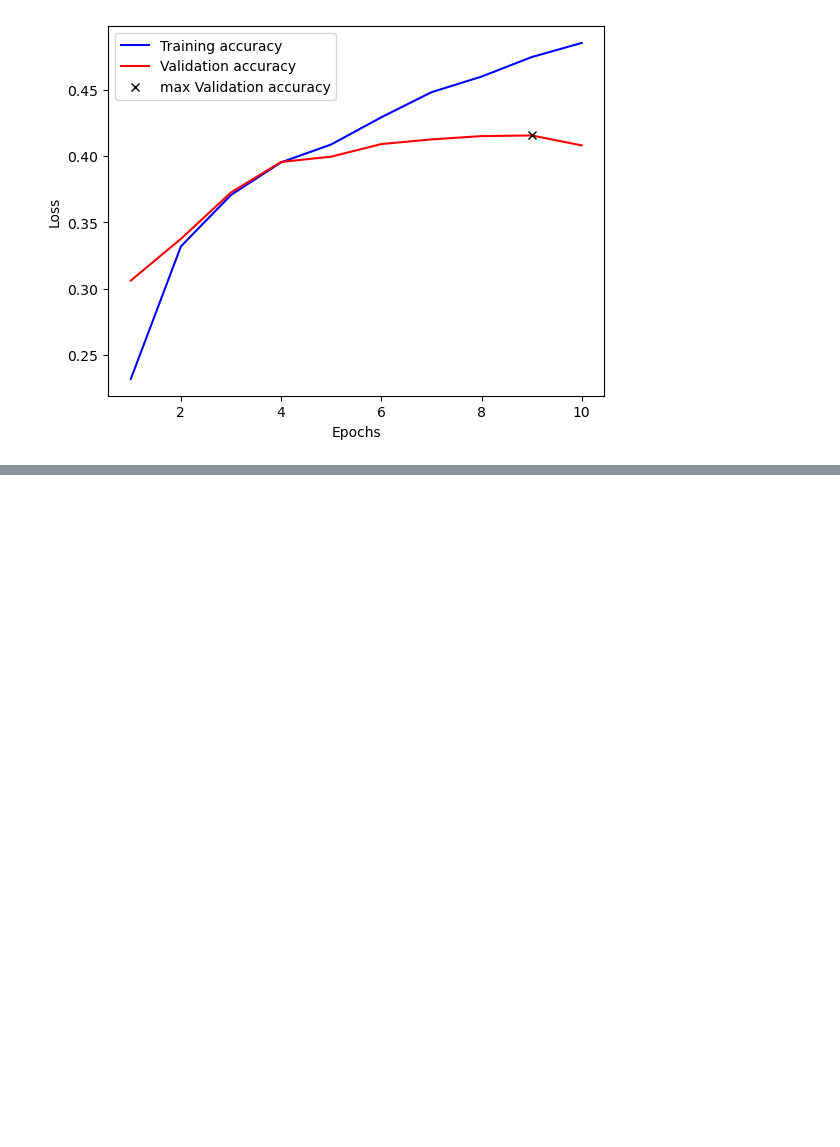
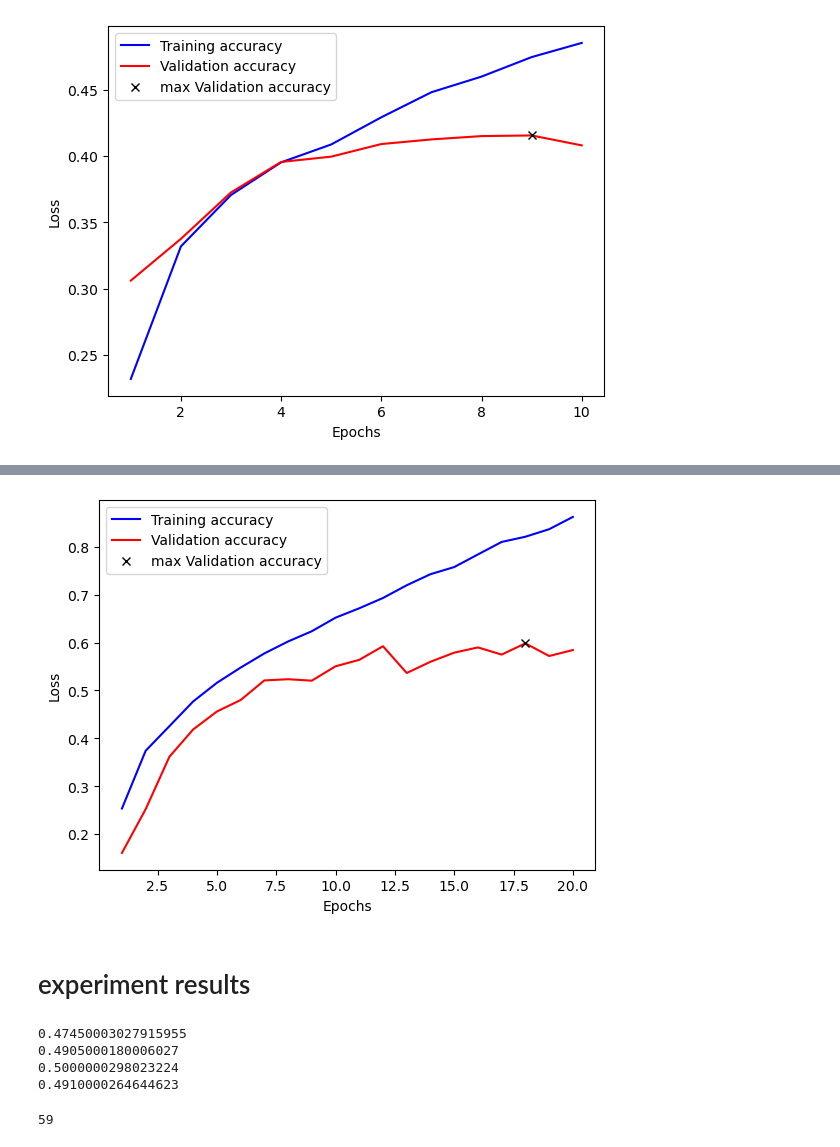
Before and after one commit to jonaden94/DaNuMa2024, a Jupyter notebook: exercises/convnet/convnet.ipynb, the cells around one changed output, grey strips where cells are left out. Saved outputs shown, nothing was run; the diff lists cells and outputs as text; code cells hidden in the pictures; blank space fills up the shorter version.

```diff
--- a/exercises/convnet/convnet.ipynb
+++ b/exercises/convnet/convnet.ipynb
@@ -177,0 +258,37 @@ plt.show()
+# %%
+
+####################### plot losses
+plt.plot(np.linspace(1, epochs, epochs), train_accuracies, c='blue', label='Training accuracy')
+plt.plot(np.linspace(1, epochs, epochs), val_accuracies, c='red', label='Validation accuracy')
+
+# Mark the minimum validation loss
+index = np.argmax(val_accuracies)
+plt.plot(index+1, val_accuracies[index], 'kx', label='max Validation accuracy')
+
+# Adding labels and legend
+plt.xlabel('Epochs')
+plt.ylabel('Loss')
+plt.legend()
+plt.show()
+# %% [output]
+[figure, added]
+# %% [markdown]
+# experiment results
+# %%
+import pandas as pd
+test = pd.read_pickle('/usr/users/henrich1/repos/exercises_summer_school/exercises/convnet/experimental_results.pkl')
+# test.iloc[test['min_val_loss'].argmin(), :]
+test[test['layer_sizes'].apply(lambda x: x == [3072, 384, 384, 384, 10])]
+print(test[test['dropout_ratio'].apply(lambda x: x == 0)]['max_val_acc'].max())
+print(test[test['dropout_ratio'].apply(lambda x: x == 0.1)]['max_val_acc'].max())
+print(test[test['dropout_ratio'].apply(lambda x: x == 0.3)]['max_val_acc'].max())
+print(test[test['dropout_ratio'].apply(lambda x: x == 0.6)]['max_val_acc'].max())
+# %% [output]
+0.47450003027915955
+0.4905000180006027
+0.5000000298023224
+0.4910000264644623
+# %%
+test['max_val_acc'].argmax()
+# %% [output]
+59
```
Also changed, not shown: parts of 16 cells of this notebook, 2 other files.
